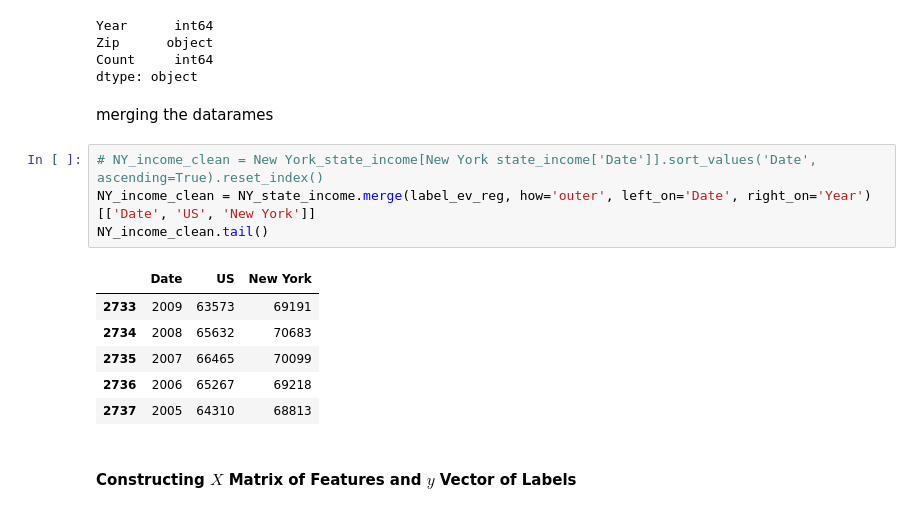
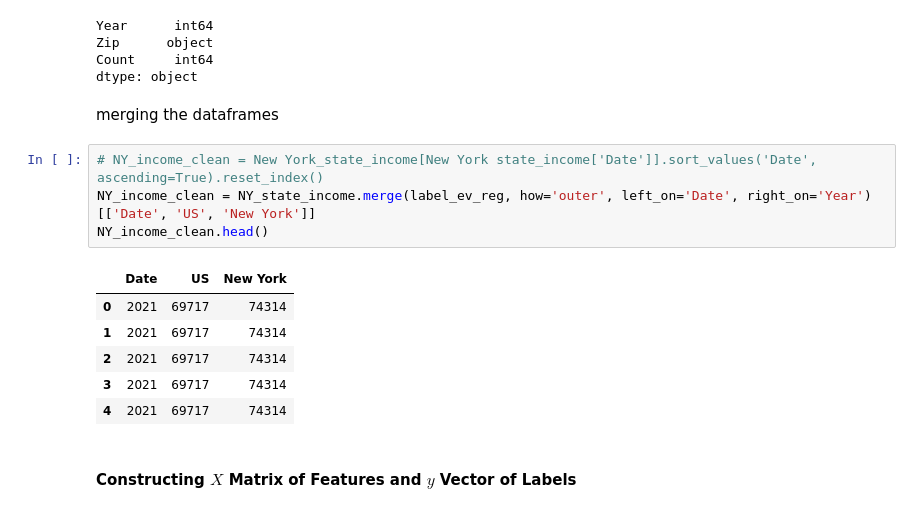
Before and after one commit to Hosseindbr/Ev-projected-sale, a Jupyter notebook: machin_learning.ipynb, the cells around one changed output. Cells and saved outputs as stored; diff of their text form.

```diff
--- a/machin_learning.ipynb
+++ b/machin_learning.ipynb
@@ -217,18 +232,18 @@ Zip      object
 Count     int64
 dtype: object
 # %% [markdown]
-merging the datarames
+merging the dataframes
 # %%
 # NY_income_clean = New York_state_income[New York state_income['Date']].sort_values('Date', ascending=True).reset_index()
 NY_income_clean = NY_state_income.merge(label_ev_reg, how='outer', left_on='Date', right_on='Year')[['Date', 'US', 'New York']]
-NY_income_clean.tail()
+NY_income_clean.head()
 # %% [output]
 |  | Date | US | New York |
-| 2733 | 2009 | 63573 | 69191 |
-| 2734 | 2008 | 65632 | 70683 |
-| 2735 | 2007 | 66465 | 70099 |
-| 2736 | 2006 | 65267 | 69218 |
-| 2737 | 2005 | 64310 | 68813 |
+| 0 | 2021 | 69717 | 74314 |
+| 1 | 2021 | 69717 | 74314 |
+| 2 | 2021 | 69717 | 74314 |
+| 3 | 2021 | 69717 | 74314 |
+| 4 | 2021 | 69717 | 74314 |
 # %% [markdown]
 #### Constructing $X$ Matrix of Features and $y$ Vector of Labels
 # %% [markdown]
```
Also changed, not shown: parts of 34 cells of this notebook.
